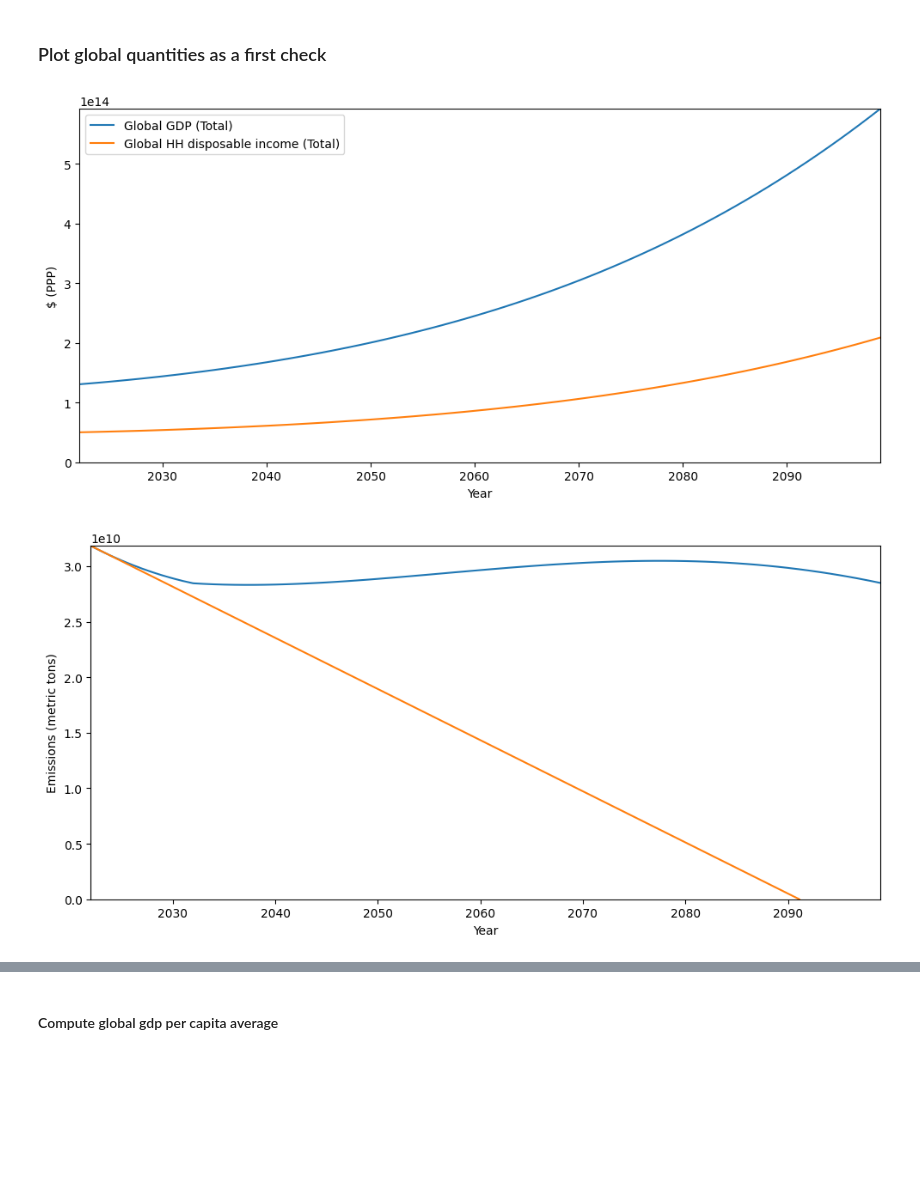
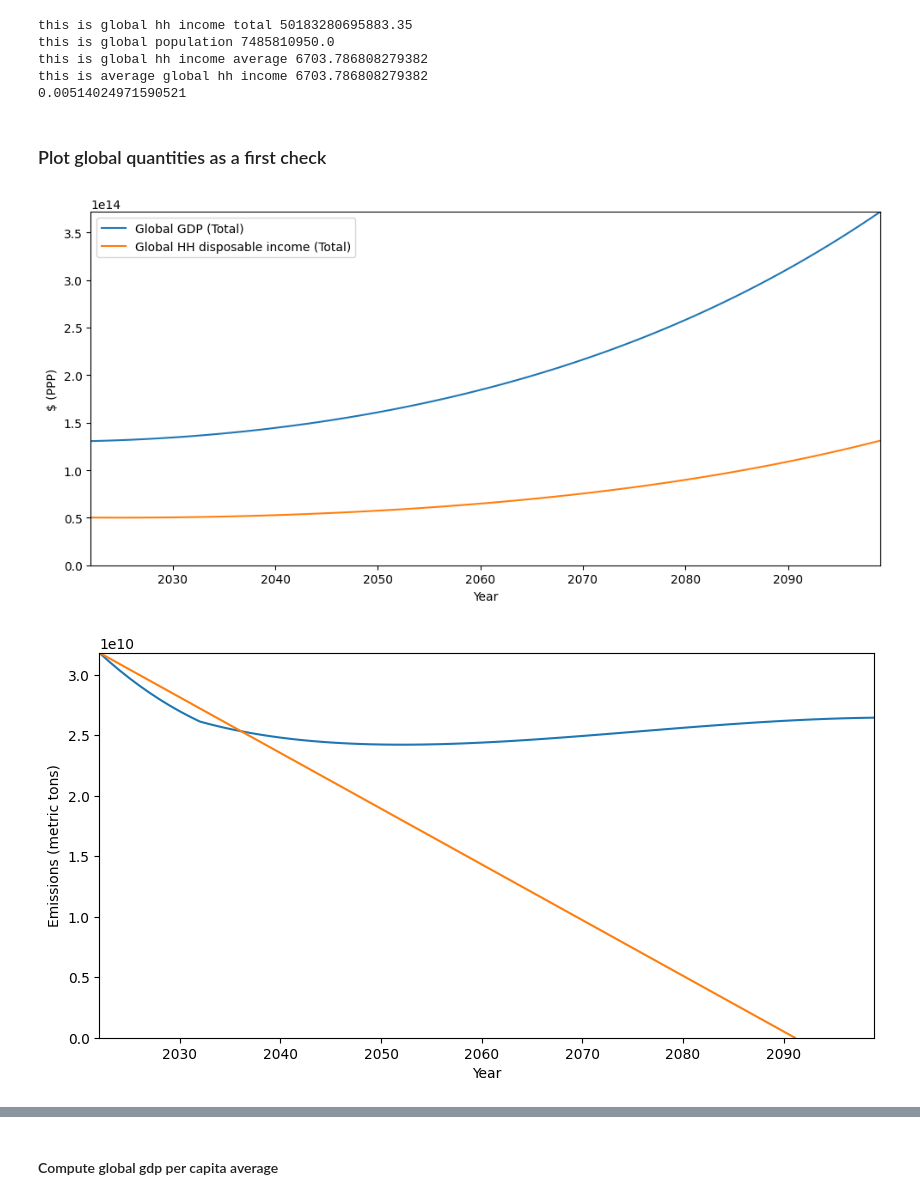
Before and after one commit to yannickoswald/convergence, a Jupyter notebook: run_scenario.ipynb, the cells around one changed output, grey strips where cells are left out. Saved outputs shown, nothing was run; the diff lists cells and outputs as text; code cells hidden in the pictures; blank space fills up the shorter version.

```diff
--- a/run_scenario.ipynb
+++ b/run_scenario.ipynb
@@ -7,23 +7,33 @@ import matplotlib.cm as cm
 
 
 scenario_params = {"end_year": 2100,
-                   "income_goal": 20000, # in terms of 2017 USD PPP disposable household income per capita (the delineation between income and cons. exp is not necessarily clear)
+                   "income_goal": 10000, # in terms of 2017 USD PPP disposable household income per capita (the delineation between income and cons. exp is not necessarily clear)
                    "carbon_budget": 1100, # in terms of GtCO2 that is gigatons of CO2
-                   "gdp_assumption": "constant_ratio", #this is a string and either (1) constant_ratio or (2) model_ratio for details see the scenario_class.py file
-                   "pop_growth_assumption": "semi_log_model" #this is a string and either (1) UN_medium, (2) semi_log_model (3) semi_log_model_elasticity for details see the scenario_class.py file
+                   "gdp_assumption": "constant_ratio", # this is a string and either (1) constant_ratio or (2) model_ratio for details see the scenario_class.py file
+                   "pop_growth_assumption": "semi_log_model", # this is a string and either (1) UN_medium, (2) semi_log_model (3) semi_log_model_elasticity for details see the scenario_class.py file
+                   "tech_evolution_assumption": "plausible", # this is a string and either (1) plausible or (2) necessary for details see the scenario_class.py file
+                   "tech_hysteresis_assumption": "off" # this is a string and either (1) on or (2) off for details see the scenario_class.py file
             }
 
 scenario_1 = Scenario(scenario_params)
 #test = scenario_1.raw_data
 scenario_1.compute_country_scenario_params()
+print(scenario_1.compute_average_global_growth_rate())
 scenario_1.run()
+# %% [output]
+this is global hh income total 50183280695883.35
+this is global population 7485810950.0
+this is global hh income average 6703.786808279382
+this is average global hh income 6703.786808279382
+0.00514024971590521
 # %% [markdown]
 ### Plot global quantities as a first check
 # %%
 plotting_1 = Plots(scenario_1) # the current scenario must be passed to the plotting class to be able to plot the results
 plotting_1.plot_global_economy()
 plotting_1.plot_global_emissions()
 plotting_1.plot_global_population()
+plotting_1.plot_global_carbon_intensity()
 # %% [output]
-[figure, old version]
+[figure, new version]
-[figure, old version]
+[figure, new version]
```
Also changed, not shown: parts of 6 cells of this notebook, 10 other files.
